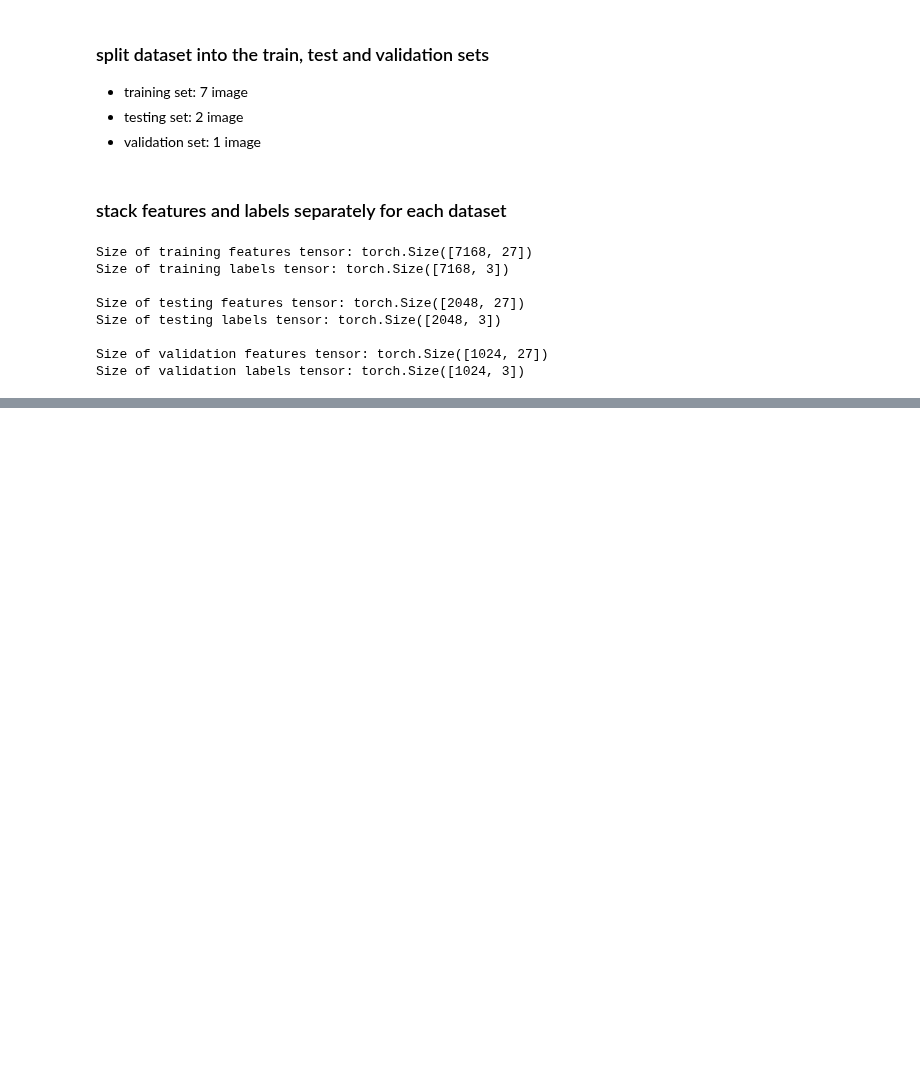
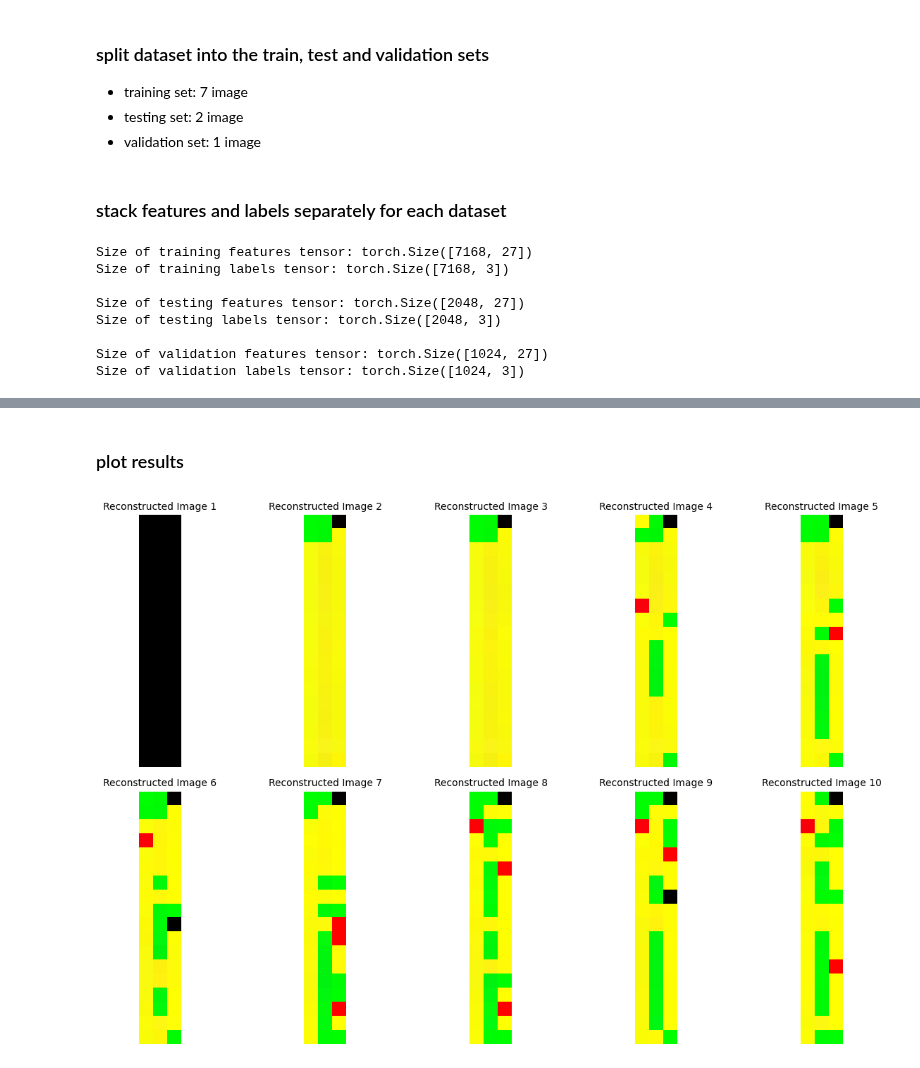
Before and after one commit to rezaAdinepour/Deep-Learning-Homework, a Jupyter notebook: HWs/HW2/Code/Q5.ipynb, the cells around one changed output, grey strips where cells are left out. Cells and saved outputs as stored; diff of their text form; code cells hidden in the pictures; blank space fills up the shorter version.

```diff
--- a/HWs/HW2/Code/Q5.ipynb
+++ b/HWs/HW2/Code/Q5.ipynb
@@ -223,0 +192,14 @@ plt.show()
+# %%
+model = multi_layer_perceptron().to(device)
+
+criterion = nn.MSELoss() # use mean squared error loss
+optimizer = optim.Adam(model.parameters(), lr=0.001) # use adam optimizer
+
+train_loss_values = []
+train_accuracy_values = []
+test_loss_values = []
+test_accuracy_values = []
+val_loss_values = []
+val_accuracy_values = []
+
+EPOCH = 500
@@ -223,0 +319,19 @@ plt.show()
+# %%
+ssim_values = []
+psnr_values = []
+for i, img in enumerate(reconstructed_images):
+    if (i >= len(images)):
+        print(f"Skipping index {i} because it's not in the original images list")
+        continue
+    img_true = img_as_float(images[i])  # Convert the original image to float
+    img_test = img_as_float(img)  # Convert the reconstructed image to float
+
+    # Resize img_test to match img_true if necessary
+    if (img_true.shape != img_test.shape):
+        img_test = cv2.resize(img_test, (img_true.shape[1], img_true.shape[0]))
+
+    ssim_values.append(ssim(img_true, img_test, multichannel=True, win_size=3, data_range=1.0))  # Assuming images are normalized to [0, 1]
+    psnr_values.append(psnr(img_true, img_test, data_range=1.0))  # Assuming images are normalized to [0, 1]
+
+print(f"Average SSIM: {np.mean(ssim_values)}")
+print(f"Average PSNR: {np.mean(psnr_values)}")
@@ -223,0 +349,13 @@ plt.show()
+# %% [markdown]
+### plot results
+# %%
+plt.figure(figsize=(15, 8))
+for i, img in enumerate(reconstructed_images[:10]):
+    plt.subplot(2, 5, i + 1)
+    plt.imshow(cv2.cvtColor(img, cv2.COLOR_BGR2RGB))
+    plt.axis("off")
+    plt.title(f"Reconstructed Image {i + 1}", size=10)
+    plt.tight_layout()
+plt.show()
+# %% [output]
+[figure, added]
```
Also changed, not shown: parts of 16 cells of this notebook, 2 other files.
